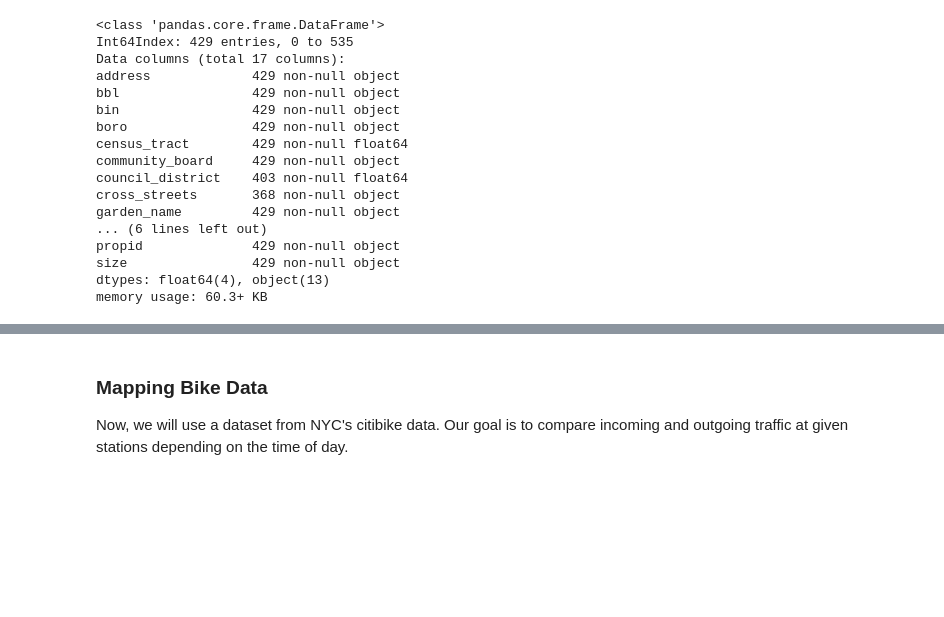
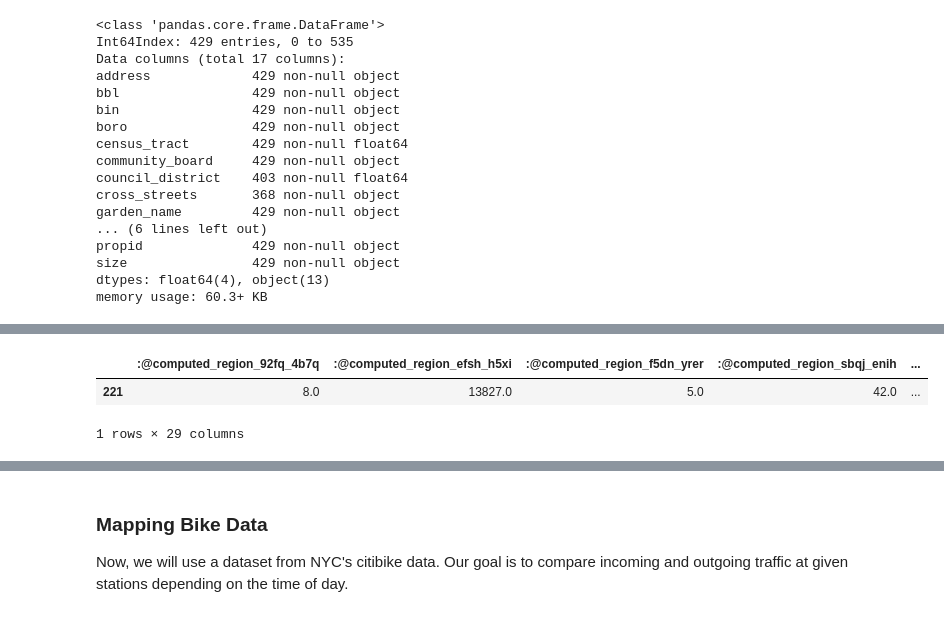
Before and after one commit to DataandDesign/datadesign.github.io, a Jupyter notebook: 03-Folium.ipynb, the cells around one changed output, grey strips where cells are left out. Drawn from its saved outputs; the diff is of its cells as text; code cells hidden in the pictures; blank space fills up the shorter version.

```diff
--- a/03-Folium.ipynb
+++ b/03-Folium.ipynb
@@ -209,0 +273,8 @@ m
+# %%
+police_map = popo[(popo.latitude.isna() == False) & (popo.longitude.isna() == False)]
+# %%
+police_map
+# %% [output]
+|  | :@computed_region_92fq_4b7q | :@computed_region_efsh_h5xi | :@computed_region_f5dn_yrer | :@computed_region_sbqj_enih | ... |
+| 221 | 8.0 | 13827.0 | 5.0 | 42.0 | ... |
+1 rows × 29 columns
```
Also changed, not shown: parts of 13 cells of this notebook, 15 other files.
